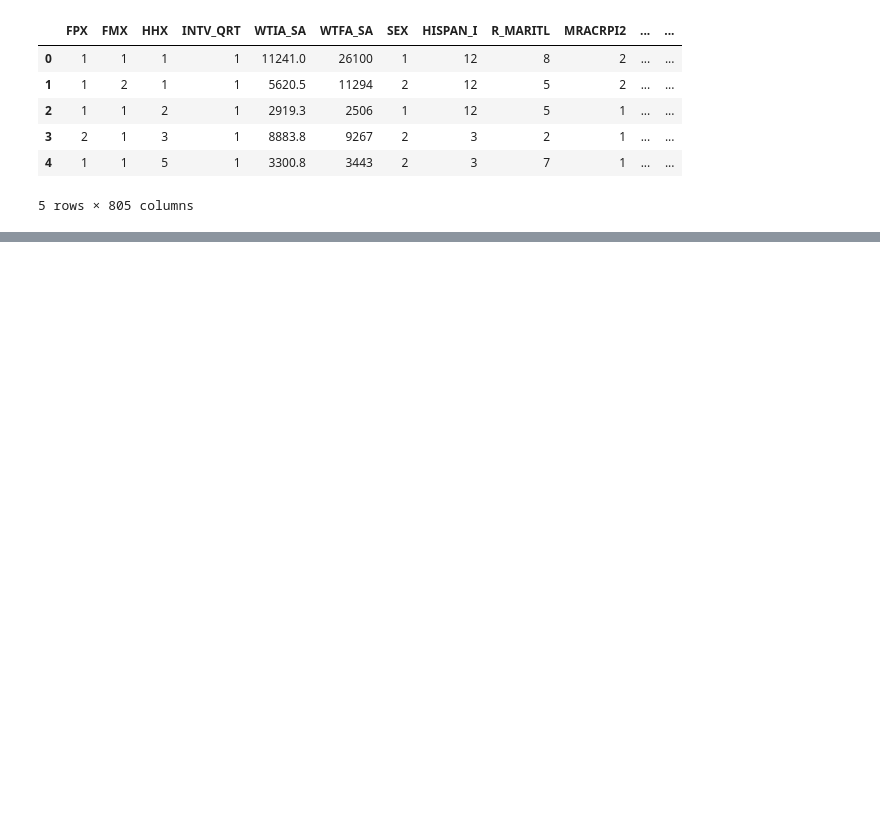
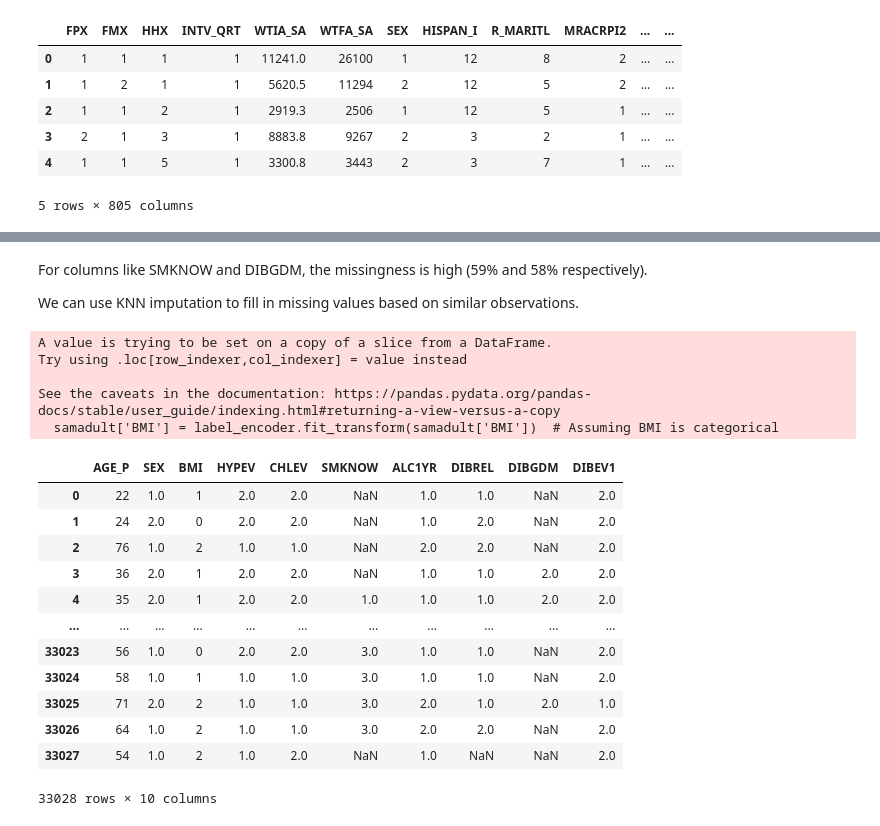
Before and after one commit to HLSL200/ORIE-5160-Midterm-Project, a Jupyter notebook: ORIE_5160_Midterm_Project.ipynb, the cells around one changed output, grey strips where cells are left out. Cells and saved outputs as stored; diff of their text form; code cells hidden in the pictures; blank space fills up the shorter version.

```diff
--- a/ORIE_5160_Midterm_Project.ipynb
+++ b/ORIE_5160_Midterm_Project.ipynb
@@ -218,0 +396,31 @@ samadult.head()
+# %% [markdown]
+ For columns like SMKNOW and DIBGDM, the missingness is high (59% and 58% respectively).
+
+ We can use KNN imputation to fill in missing values based on similar observations.
+# %%
+#To apply KNN, let's conduct Label Encoding
+from sklearn.preprocessing import LabelEncoder
+
+# Example: Convert BMI category to numerical values using LabelEncoder
+label_encoder = LabelEncoder()
+samadult['BMI'] = label_encoder.fit_transform(samadult['BMI'])  # Assuming BMI is categorical
+samadult
+# %% [output]
+A value is trying to be set on a copy of a slice from a DataFrame.
+Try using .loc[row_indexer,col_indexer] = value instead
+
+See the caveats in the documentation: https://pandas.pydata.org/pandas-docs/stable/user_guide/indexing.html#returning-a-view-versus-a-copy
+  samadult['BMI'] = label_encoder.fit_transform(samadult['BMI'])  # Assuming BMI is categorical
+|  | AGE_P | SEX | BMI | HYPEV | CHLEV | SMKNOW | ALC1YR | DIBREL | DIBGDM | DIBEV1 |
+| 0 | 22 | 1.0 | 1 | 2.0 | 2.0 | NaN | 1.0 | 1.0 | NaN | 2.0 |
+| 1 | 24 | 2.0 | 0 | 2.0 | 2.0 | NaN | 1.0 | 2.0 | NaN | 2.0 |
+| 2 | 76 | 1.0 | 2 | 1.0 | 1.0 | NaN | 2.0 | 2.0 | NaN | 2.0 |
+| 3 | 36 | 2.0 | 1 | 2.0 | 2.0 | NaN | 1.0 | 1.0 | 2.0 | 2.0 |
+| 4 | 35 | 2.0 | 1 | 2.0 | 2.0 | 1.0 | 1.0 | 1.0 | 2.0 | 2.0 |
+| ... | ... | ... | ... | ... | ... | ... | ... | ... | ... | ... |
+| 33023 | 56 | 1.0 | 0 | 2.0 | 2.0 | 3.0 | 1.0 | 1.0 | NaN | 2.0 |
+| 33024 | 58 | 1.0 | 1 | 1.0 | 1.0 | 3.0 | 1.0 | 1.0 | NaN | 2.0 |
+| 33025 | 71 | 2.0 | 2 | 1.0 | 1.0 | 3.0 | 2.0 | 1.0 | 2.0 | 1.0 |
+| 33026 | 64 | 1.0 | 2 | 1.0 | 1.0 | 3.0 | 2.0 | 2.0 | NaN | 2.0 |
+| 33027 | 54 | 1.0 | 2 | 1.0 | 2.0 | NaN | 1.0 | NaN | NaN | 2.0 |
+33028 rows × 10 columns
```
Also changed, not shown: parts of 17 cells of this notebook.
